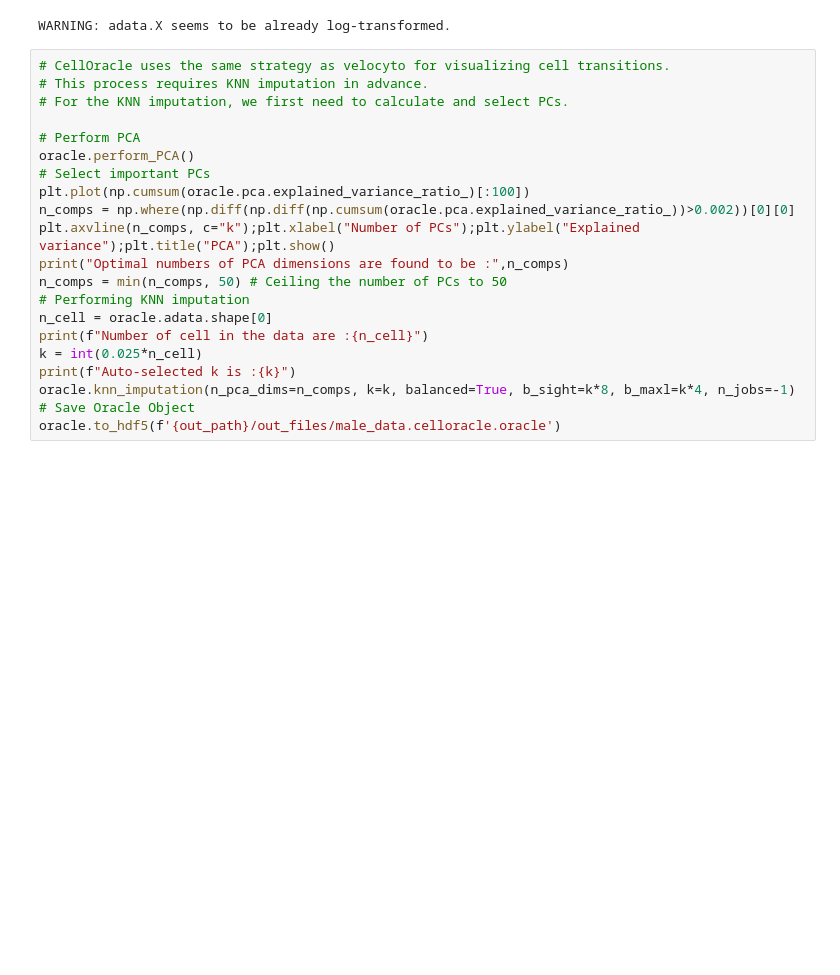
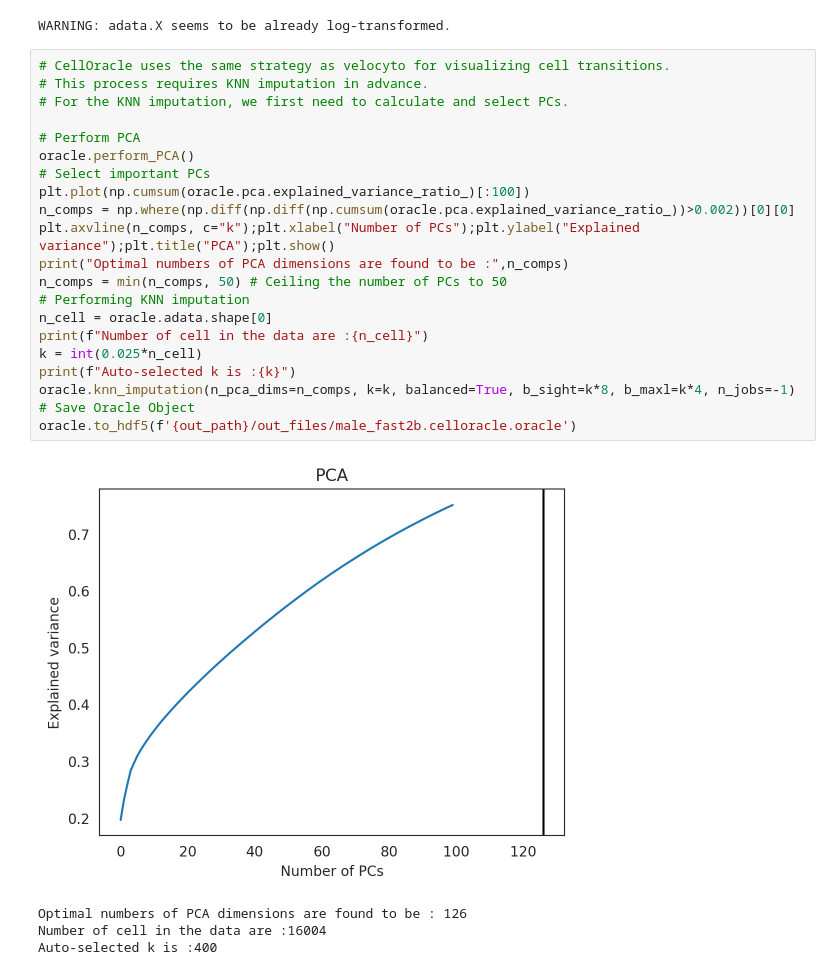
Before and after one commit to sachha-naksha/TA_muscle_ageing, a Jupyter notebook: py_scripts/grn_inference/2_cellOracle_fit.ipynb, the cells around one changed output. Saved outputs shown, nothing was run; the diff lists cells and outputs as text; blank space fills up the shorter version.

```diff
--- a/py_scripts/grn_inference/2_cellOracle_fit.ipynb
+++ b/py_scripts/grn_inference/2_cellOracle_fit.ipynb
@@ -105,21 +94,26 @@ WARNING: adata.X seems to be already log-transformed.
 # %%
 # CellOracle uses the same strategy as velocyto for visualizing cell transitions.
 # This process requires KNN imputation in advance.
 # For the KNN imputation, we first need to calculate and select PCs.
 
 # Perform PCA
 oracle.perform_PCA()
 # Select important PCs
 plt.plot(np.cumsum(oracle.pca.explained_variance_ratio_)[:100])
 n_comps = np.where(np.diff(np.diff(np.cumsum(oracle.pca.explained_variance_ratio_))>0.002))[0][0]
 plt.axvline(n_comps, c="k");plt.xlabel("Number of PCs");plt.ylabel("Explained variance");plt.title("PCA");plt.show()
 print("Optimal numbers of PCA dimensions are found to be :",n_comps)
 n_comps = min(n_comps, 50) # Ceiling the number of PCs to 50
 # Performing KNN imputation
 n_cell = oracle.adata.shape[0]
 print(f"Number of cell in the data are :{n_cell}")
 k = int(0.025*n_cell)
 print(f"Auto-selected k is :{k}")
 oracle.knn_imputation(n_pca_dims=n_comps, k=k, balanced=True, b_sight=k*8, b_maxl=k*4, n_jobs=-1)
 # Save Oracle Object
-oracle.to_hdf5(f'{out_path}/out_files/male_data.celloracle.oracle')
+oracle.to_hdf5(f'{out_path}/out_files/male_fast2b.celloracle.oracle')
+# %% [output]
+[figure, added]
+Optimal numbers of PCA dimensions are found to be : 126
+Number of cell in the data are :16004
+Auto-selected k is :400
```
Also changed, not shown: parts of 11 cells of this notebook, 2 other files.
